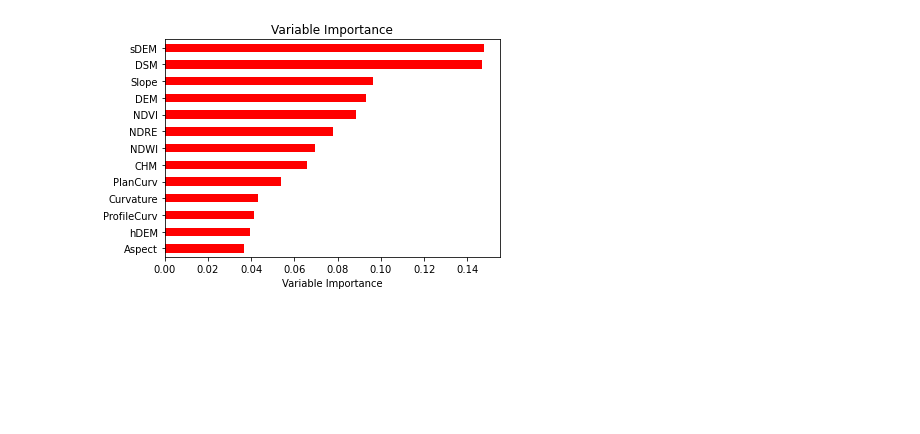
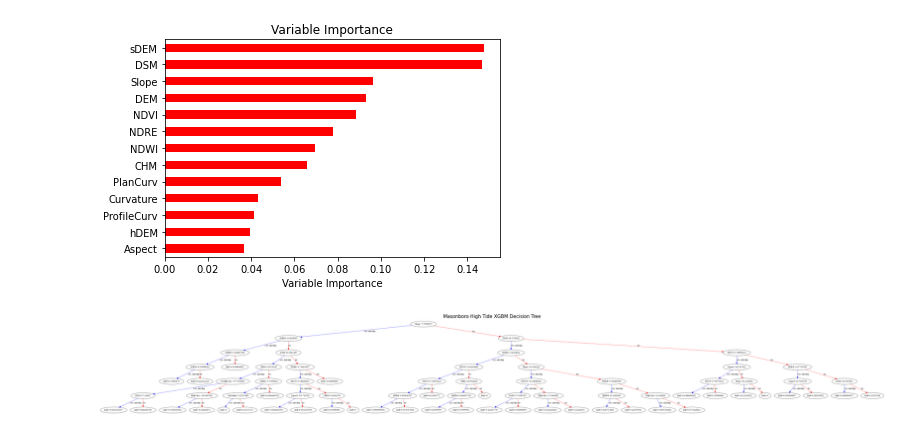
Before and after one commit to sgovil5/wetland-prediction, a Jupyter notebook: V3/All/Classification Models/Individual Sites/MasonHT.ipynb, the cells around one changed output. Saved outputs shown, nothing was run; the diff lists cells and outputs as text; code cells hidden in the pictures; blank space fills up the shorter version.

```diff
--- a/V3/All/Classification Models/Individual Sites/MasonHT.ipynb
+++ b/V3/All/Classification Models/Individual Sites/MasonHT.ipynb
@@ -96,3 +98,10 @@ fig.set_title("Variable Importance")
 # %% [output]
 Text(0.5, 1.0, 'Variable Importance')
 [figure]
+# %%
+_, ax = plt.subplots(figsize=(30,10)) # Resize figure
+plot_tree(model, filled=True, ax=ax, orientation='vertical')
+plt.title("Masonboro High Tide XGBM Decision Tree", fontsize=10)
+plt.savefig('MasonHTDT.png', dpi=1000)
+# %% [output]
+[figure, added]
```
Also changed, not shown: parts of 8 cells of this notebook, 5 other files.
